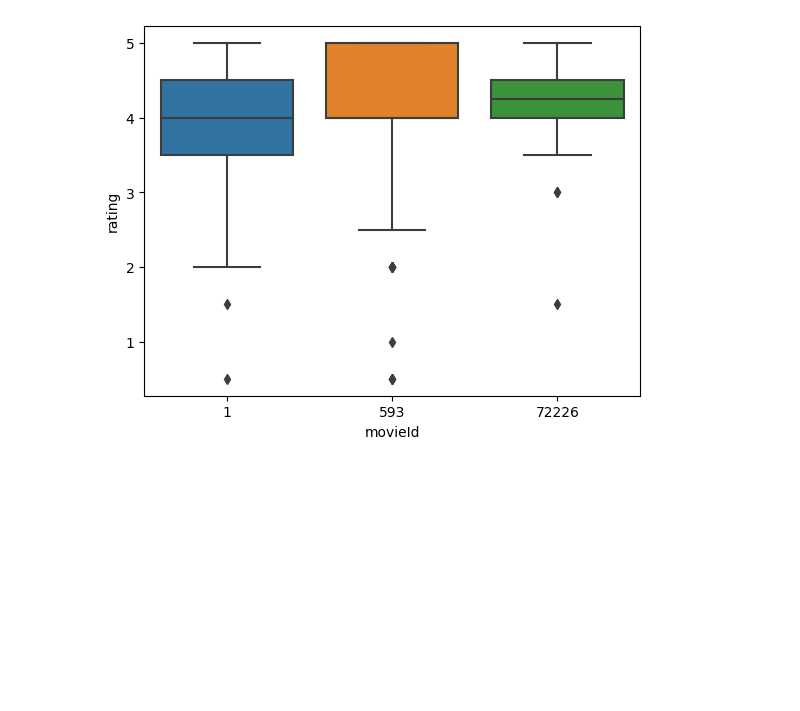
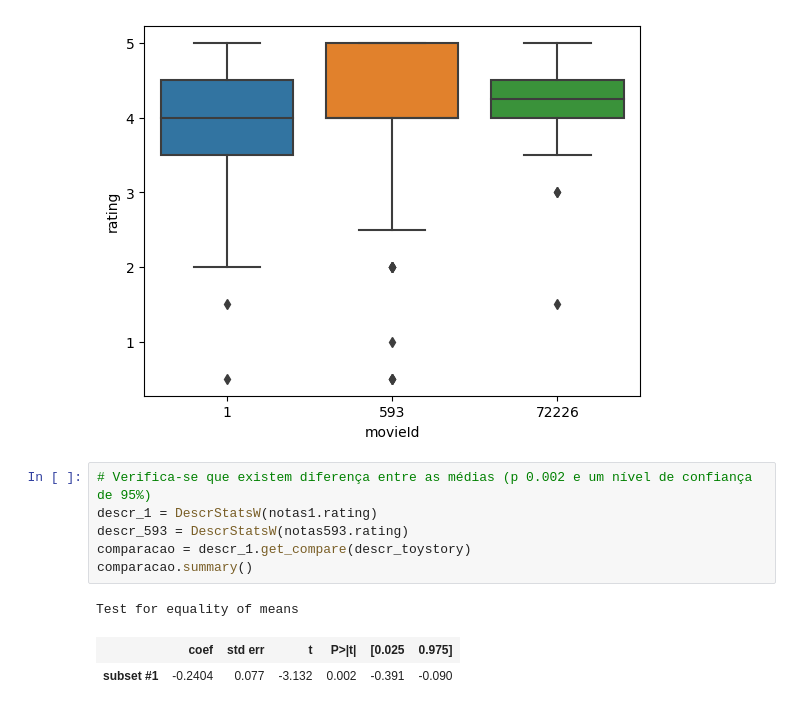
Before and after one commit to fcardosoo/Alura-011-Data-Science-testes-estat-sticos-com-Python, a Jupyter notebook: Data-science-Introducao-a-testes.ipynb, the cells around one changed output. Drawn from its saved outputs; the diff is of its cells as text; blank space fills up the shorter version.

```diff
--- a/Data-science-Introducao-a-testes.ipynb
+++ b/Data-science-Introducao-a-testes.ipynb
@@ -450,3 +450,13 @@ sns.boxplot(x = 'movieId', y = 'rating', data = notas.query('movieId in (1, 593,
 # %% [output]
 <AxesSubplot: xlabel='movieId', ylabel='rating'>
 [figure]
+# %%
+# Verifica-se que existem diferença entre as médias (p 0.002 e um nível de confiança de 95%)
+descr_1 = DescrStatsW(notas1.rating)
+descr_593 = DescrStatsW(notas593.rating)
+comparacao = descr_1.get_compare(descr_toystory)
+comparacao.summary()
+# %% [output]
+Test for equality of means
+|  | coef | std err | t | P>|t| | [0.025 | 0.975] |
+| subset #1 | -0.2404 | 0.077 | -3.132 | 0.002 | -0.391 | -0.090 |
```
Also changed, not shown: parts of 4 cells of this notebook.
